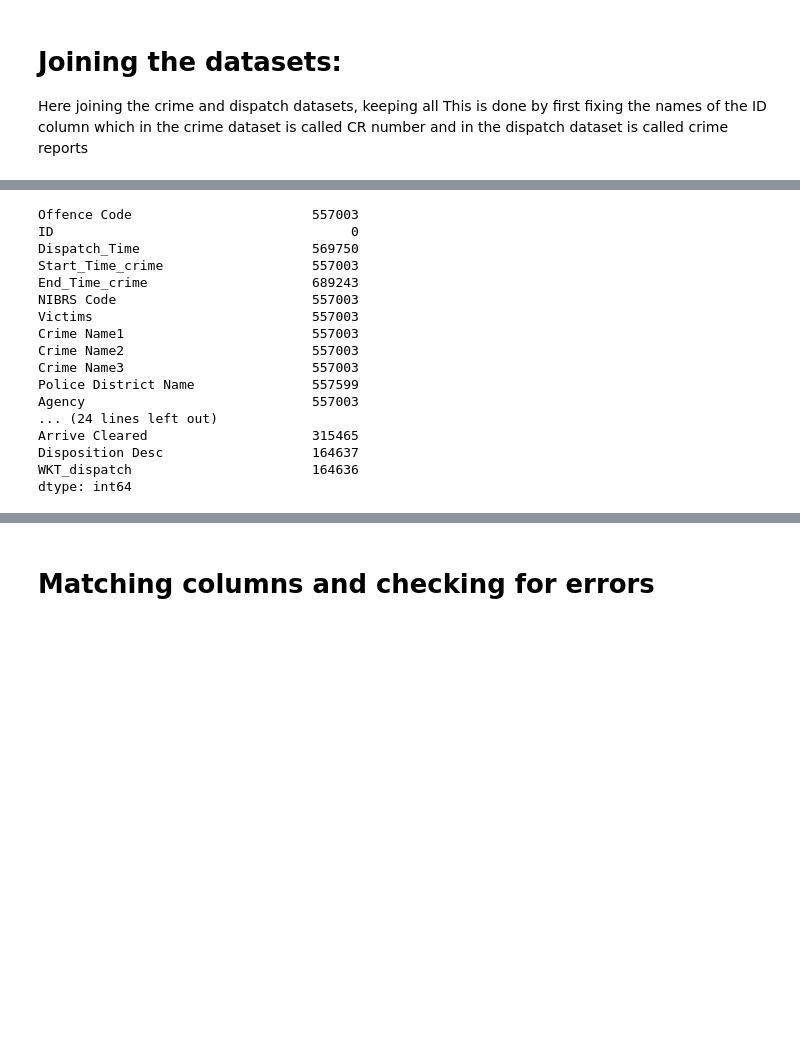
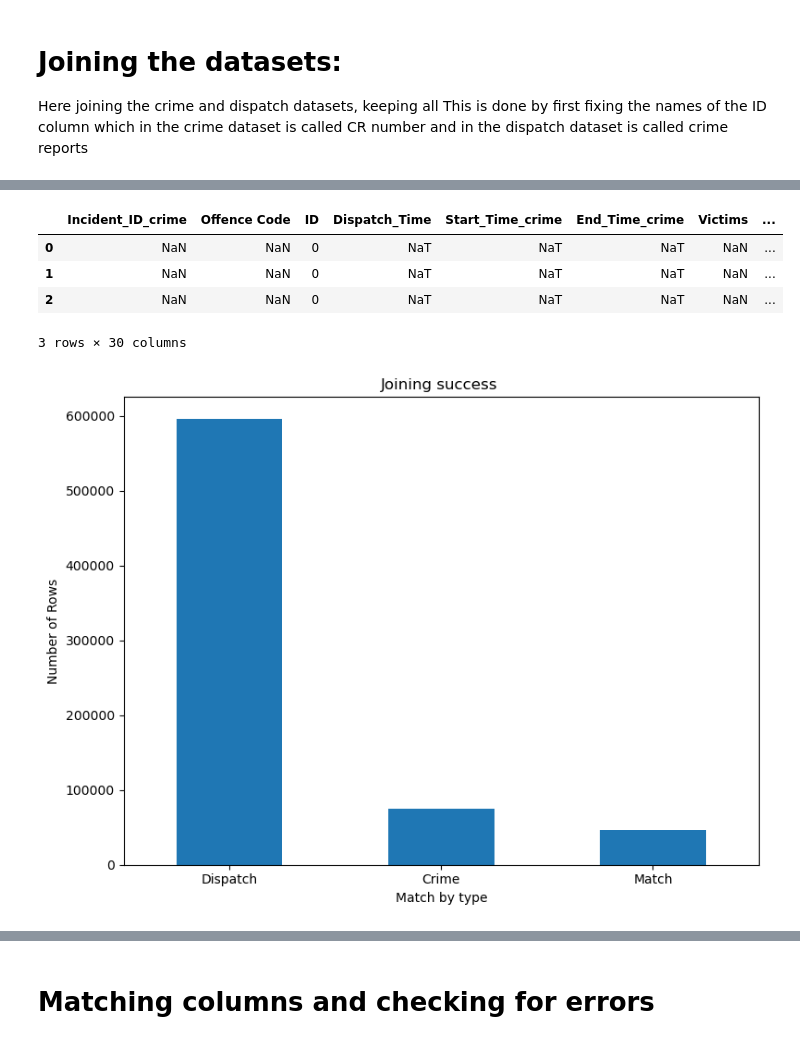
Before and after one commit to AskSalomon/DATA-205, a Jupyter notebook: PythonCapstone.ipynb, the cells around one changed output, grey strips where cells are left out. Cells and saved outputs as stored; diff of their text form; code cells hidden in the pictures; blank space fills up the shorter version.

```diff
--- a/PythonCapstone.ipynb
+++ b/PythonCapstone.ipynb
@@ -484,4 +470,12 @@ See the caveats in the documentation: https://pandas.pydata.org/pandas-docs/stab
+# %%
+crime.rename(columns={'Incident ID': 'Incident_ID'}, inplace=True)
 # %%
 dispatch['ID'] = pd.to_numeric(dispatch['ID'], errors='coerce').fillna(0).astype(int)
+dispatch['Incident_ID'] = dispatch['Incident_ID'].str.replace('P', '').astype(int)
 # %%
-incidents = pd.merge(crime, dispatch, on='ID', how='outer', suffixes=('_crime', '_dispatch'))
+incidents = pd.merge(crime,
+                     dispatch,
+                     on='ID',
+                     how='outer',
+                     suffixes=('_crime', '_dispatch'),
+                     indicator = True)
@@ -488,20 +489,33 @@ incidents = pd.merge(crime, dispatch, on='ID', how='outer', suffixes=('_crime',
 # %%
-incidents.isna().sum()
+incidents.head(3)
 # %% [output]
+|  | Incident_ID_crime | Offence Code | ID | Dispatch_Time | Start_Time_crime | End_Time_crime | Victims | ... |
+| 0 | NaN | NaN | 0 | NaT | NaT | NaT | NaN | ... |
+| 1 | NaN | NaN | 0 | NaT | NaT | NaT | NaN | ... |
+| 2 | NaN | NaN | 0 | NaT | NaT | NaT | NaN | ... |
-Offence Code                       557003
-ID                                      0
-Dispatch_Time                      569750
-Start_Time_crime                   557003
-End_Time_crime                     689243
-NIBRS Code                         557003
-Victims                            557003
-Crime Name1                        557003
-Crime Name2                        557003
-Crime Name3                        557003
-Police District Name               557599
-Agency                             557003
-... (24 lines left out)
-Arrive Cleared                     315465
-Disposition Desc                   164637
-WKT_dispatch                       164636
-dtype: int64
+3 rows × 30 columns
+# %%
+# Merge is a little ugly, will get rid of it
+incidents['match_status'] = incidents['_merge'].map({
+    'both': 'Match',
+    'left_only': 'Crime',
+    'right_only': 'Dispatch'
+    })
+
+
+incidents = incidents.drop(columns=['_merge'])
+# %%
+# Barplot to see how I did
+
+match_counts = incidents['match_status'].value_counts()
+
+plt.figure(figsize=(8, 6))
+match_counts.plot(kind='bar')
+plt.title('Joining success ')
+plt.ylabel('Number of Rows')
+plt.xlabel('Match by type')
+plt.xticks(rotation=0)
+plt.tight_layout()
+plt.show()
+# %% [output]
+[figure, added]
```
Also changed, not shown: parts of 40 cells of this notebook, 1 other file.
